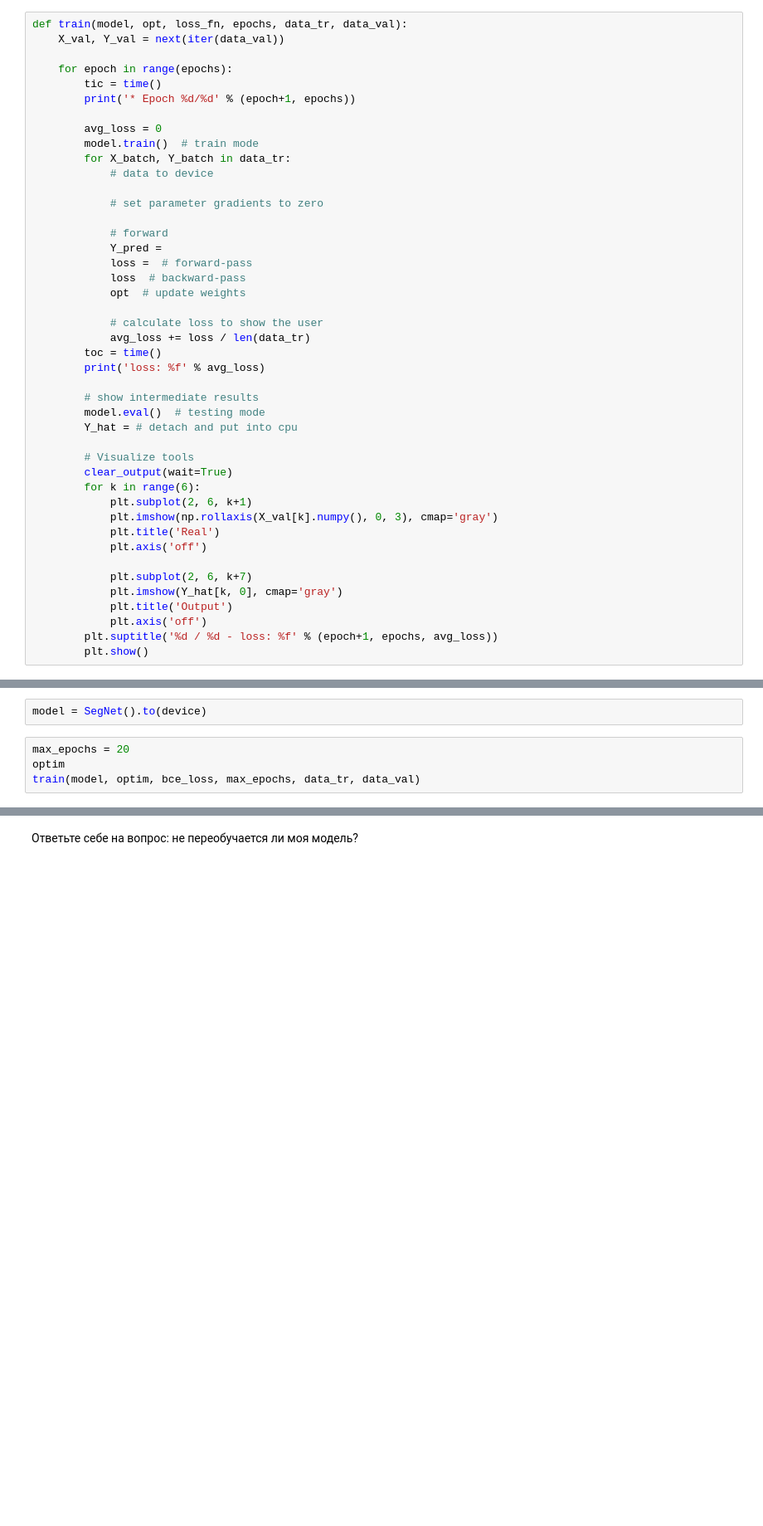
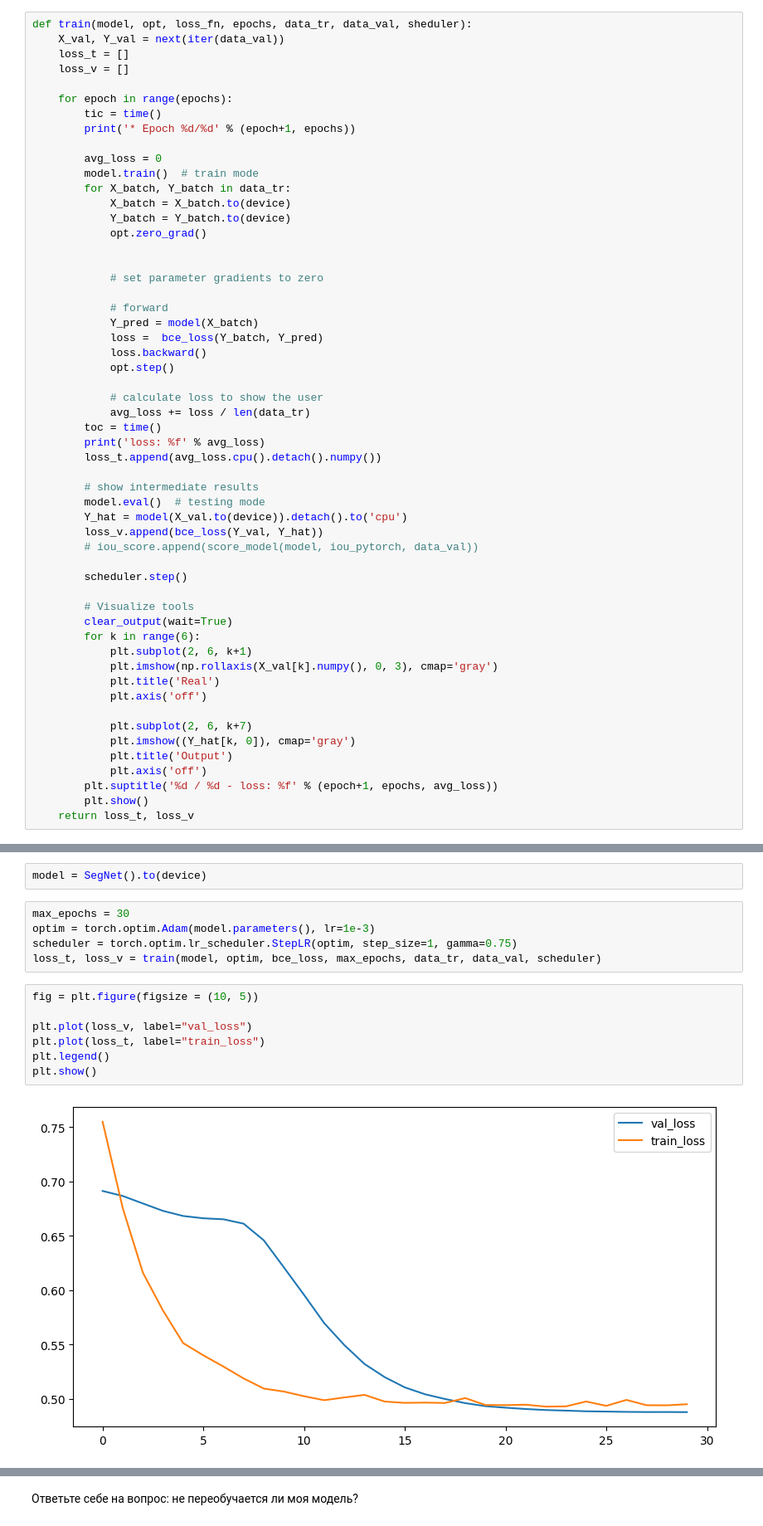
Before and after one commit to KiykoHanna/Stepik-DeepLearning, a Jupyter notebook: [hw]semantic_segmentation.ipynb, the cells around one changed output, grey strips where cells are left out. Shown: that part at 83% size. Saved outputs shown, nothing was run; the diff lists cells and outputs as text; blank space fills up the shorter version.

```diff
--- a/[hw]semantic_segmentation.ipynb
+++ b/[hw]semantic_segmentation.ipynb
@@ -333,8 +334,10 @@ def bce_loss(y_real, y_pred):
 
 Мы определим цикл обучения в функции, чтобы мы могли повторно использовать его.
 # %%
-def train(model, opt, loss_fn, epochs, data_tr, data_val):
+def train(model, opt, loss_fn, epochs, data_tr, data_val, sheduler):
     X_val, Y_val = next(iter(data_val))
+    loss_t = []
+    loss_v = []
 
     for epoch in range(epochs):
         tic = time()
@@ -343,24 +346,32 @@ def train(model, opt, loss_fn, epochs, data_tr, data_val):
         avg_loss = 0
         model.train()  # train mode
         for X_batch, Y_batch in data_tr:
-            # data to device
+            X_batch = X_batch.to(device)
+            Y_batch = Y_batch.to(device)
+            opt.zero_grad()
+
 
             # set parameter gradients to zero
 
             # forward
-            Y_pred =
-            loss =  # forward-pass
-            loss  # backward-pass
-            opt  # update weights
+            Y_pred = model(X_batch)
+            loss =  bce_loss(Y_batch, Y_pred)
+            loss.backward()
+            opt.step()
 
             # calculate loss to show the user
             avg_loss += loss / len(data_tr)
         toc = time()
         print('loss: %f' % avg_loss)
+        loss_t.append(avg_loss.cpu().detach().numpy())
 
         # show intermediate results
         model.eval()  # testing mode
-        Y_hat = # detach and put into cpu
+        Y_hat = model(X_val.to(device)).detach().to('cpu')
+        loss_v.append(bce_loss(Y_val, Y_hat))
+        # iou_score.append(score_model(model, iou_pytorch, data_val))
+
+        scheduler.step()
 
         # Visualize tools
         clear_output(wait=True)
@@ -371,11 +382,12 @@ def train(model, opt, loss_fn, epochs, data_tr, data_val):
             plt.axis('off')
 
             plt.subplot(2, 6, k+7)
-            plt.imshow(Y_hat[k, 0], cmap='gray')
+            plt.imshow((Y_hat[k, 0]), cmap='gray')
             plt.title('Output')
             plt.axis('off')
         plt.suptitle('%d / %d - loss: %f' % (epoch+1, epochs, avg_loss))
         plt.show()
+    return loss_t, loss_v
 # %% [markdown]
 ## Инференс [1 балл]
 
@@ -401,9 +418,19 @@ def score_model(model, metric, data):
  С параметрами оптимизатора можно спокойно играть, пока вы не найдете лучший вариант для себя.
 # %%
 model = SegNet().to(device)
-# %%
-max_epochs = 20
-optim
-train(model, optim, bce_loss, max_epochs, data_tr, data_val)
+# %%
+max_epochs = 30
+optim = torch.optim.Adam(model.parameters(), lr=1e-3)
+scheduler = torch.optim.lr_scheduler.StepLR(optim, step_size=1, gamma=0.75)
+loss_t, loss_v = train(model, optim, bce_loss, max_epochs, data_tr, data_val, scheduler)
+# %%
+fig = plt.figure(figsize = (10, 5))
+
+plt.plot(loss_v, label="val_loss")
+plt.plot(loss_t, label="train_loss")
+plt.legend()
+plt.show()
+# %% [output]
+[figure, added]
 # %%
 score_model(model, iou_pytorch, data_val)
```
Also changed, not shown: parts of 6 cells of this notebook.
